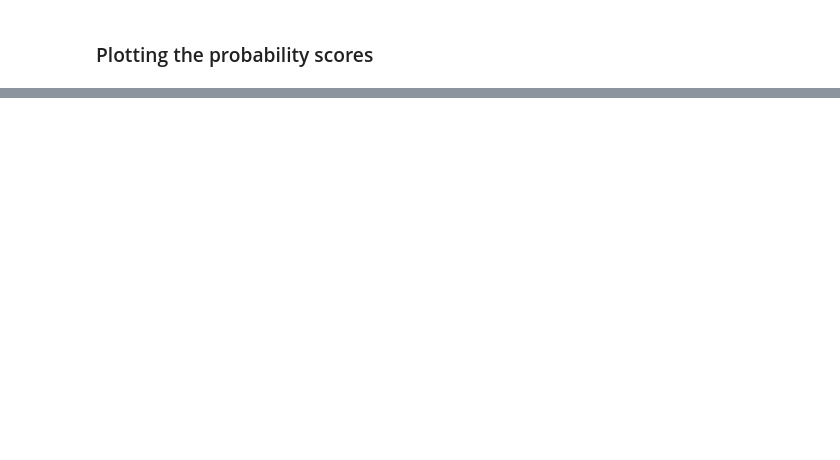
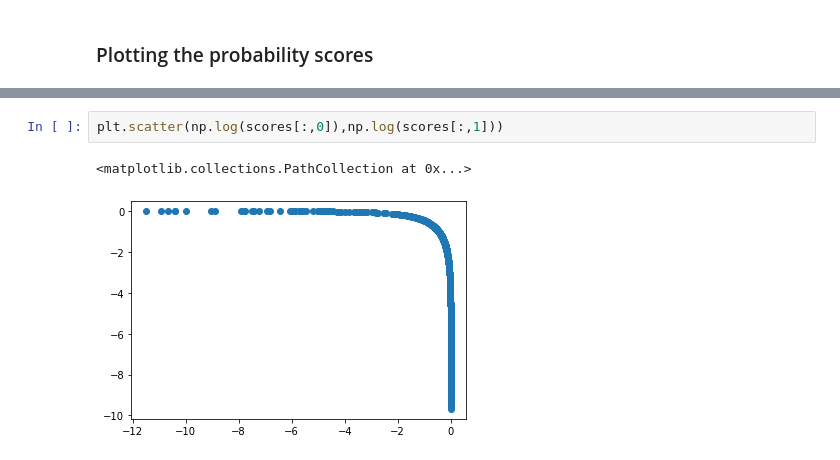
Before and after one commit to nmnsharma007/SimplifiedObjectDetection, a Jupyter notebook: MNIST classification.ipynb, the cells around one changed output, grey strips where cells are left out. Drawn from its saved outputs; the diff is of its cells as text; blank space fills up the shorter version.

```diff
--- a/MNIST classification.ipynb
+++ b/MNIST classification.ipynb
@@ -262,0 +271,5 @@ max    9.999872e-01      1.000000      1.000000
+# %%
+plt.scatter(np.log(scores[:,0]),np.log(scores[:,1]))
+# %% [output]
+<matplotlib.collections.PathCollection at 0x...>
+[figure, added]
```
Also changed, not shown: parts of 4 cells of this notebook.
